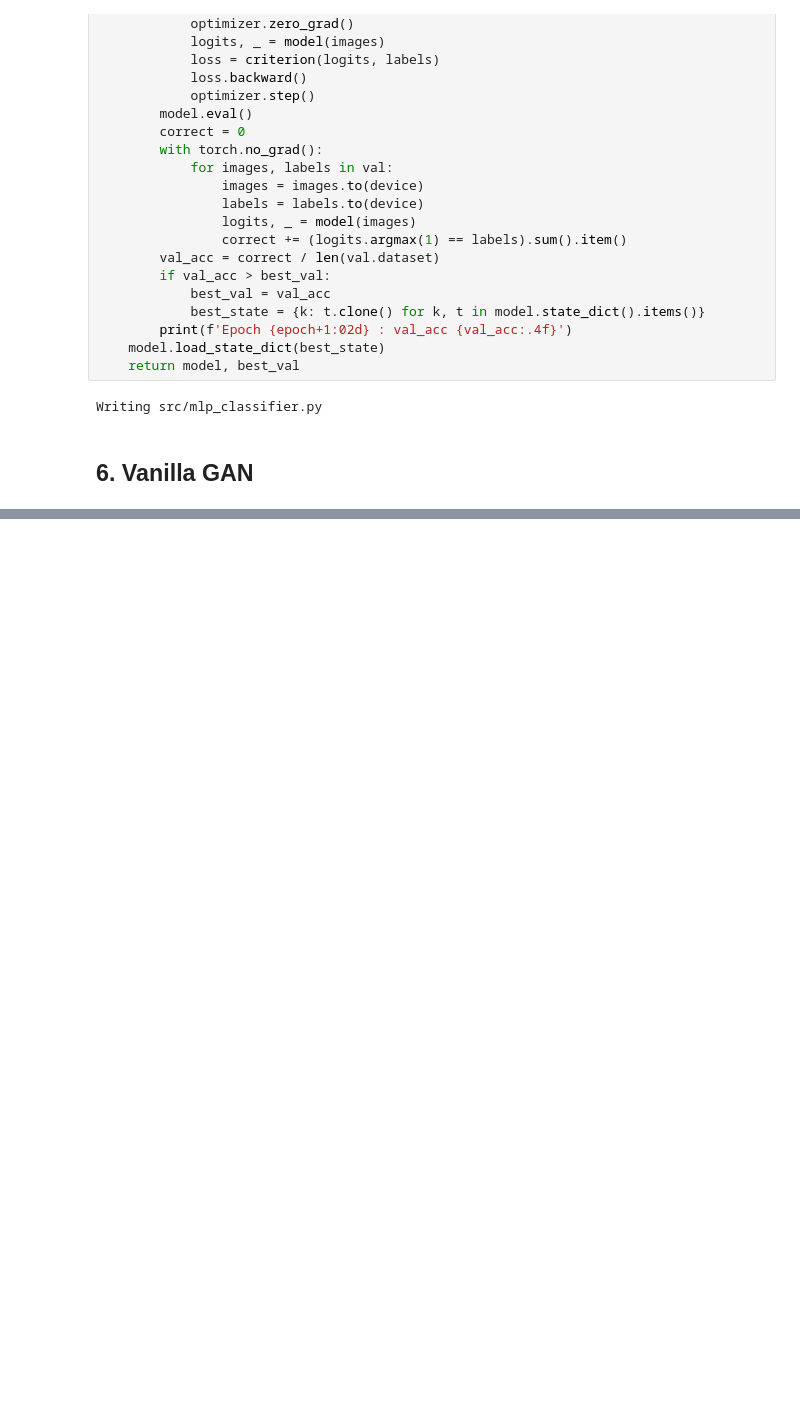
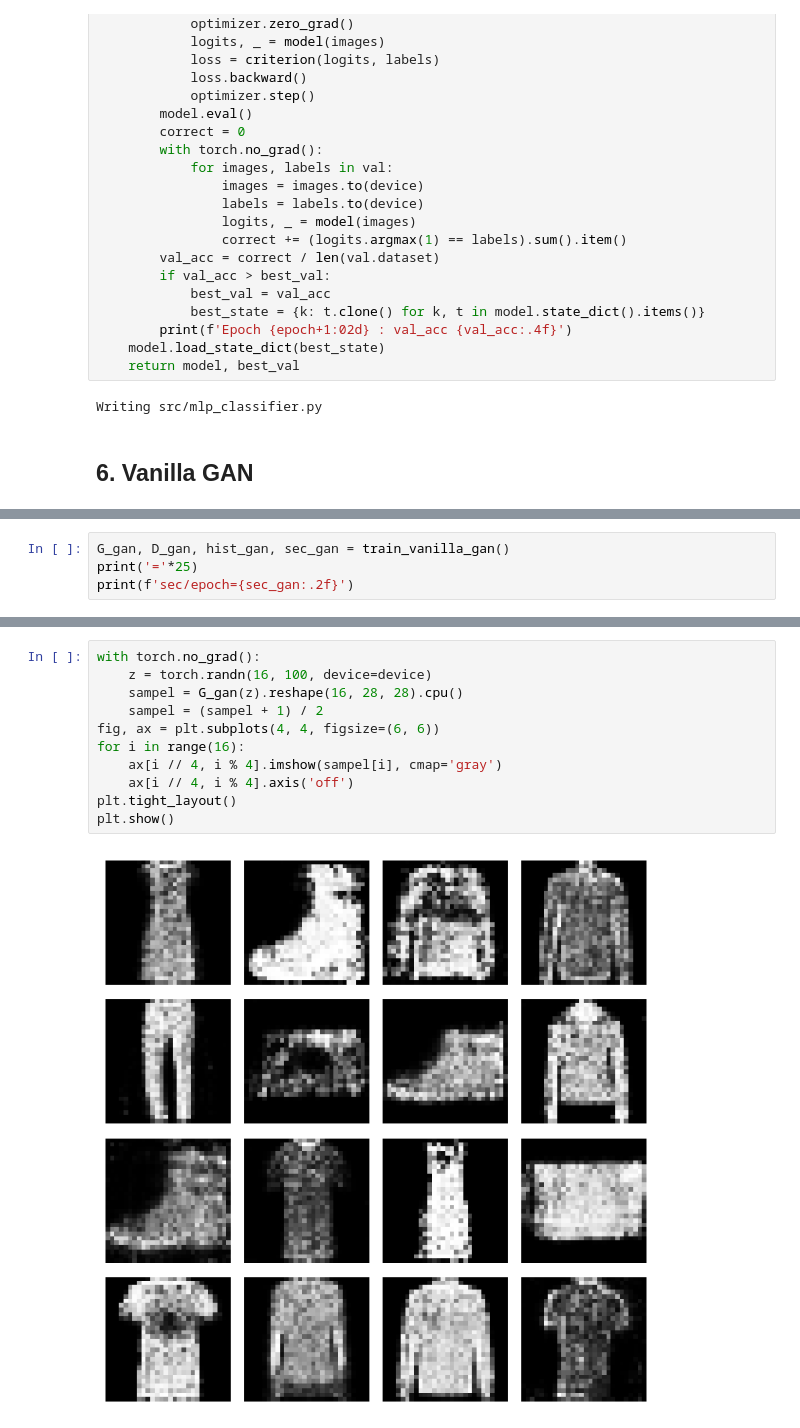
Before and after one commit to KenNicholas/komparatif-genai, a Jupyter notebook: komparatif_genai.ipynb, the cells around one changed output, grey strips where cells are left out. Cells and saved outputs as stored; diff of their text form; blank space fills up the shorter version.

Commit message:
Fase 6: Vanilla GAN mlp (training, FID, dan stabilitas)

```diff
--- a/komparatif_genai.ipynb
+++ b/komparatif_genai.ipynb
@@ -1451,0 +1542,4 @@ Writing src/mlp_classifier.py
+# %%
+G_gan, D_gan, hist_gan, sec_gan = train_vanilla_gan()
+print('='*25)
+print(f'sec/epoch={sec_gan:.2f}')
@@ -1451,0 +1615,13 @@ Writing src/mlp_classifier.py
+# %%
+with torch.no_grad():
+    z = torch.randn(16, 100, device=device)
+    sampel = G_gan(z).reshape(16, 28, 28).cpu()
+    sampel = (sampel + 1) / 2
+fig, ax = plt.subplots(4, 4, figsize=(6, 6))
+for i in range(16):
+    ax[i // 4, i % 4].imshow(sampel[i], cmap='gray')
+    ax[i // 4, i % 4].axis('off')
+plt.tight_layout()
+plt.show()
+# %% [output]
+[figure, added]
```
Also changed, not shown: parts of 6 cells of this notebook.
